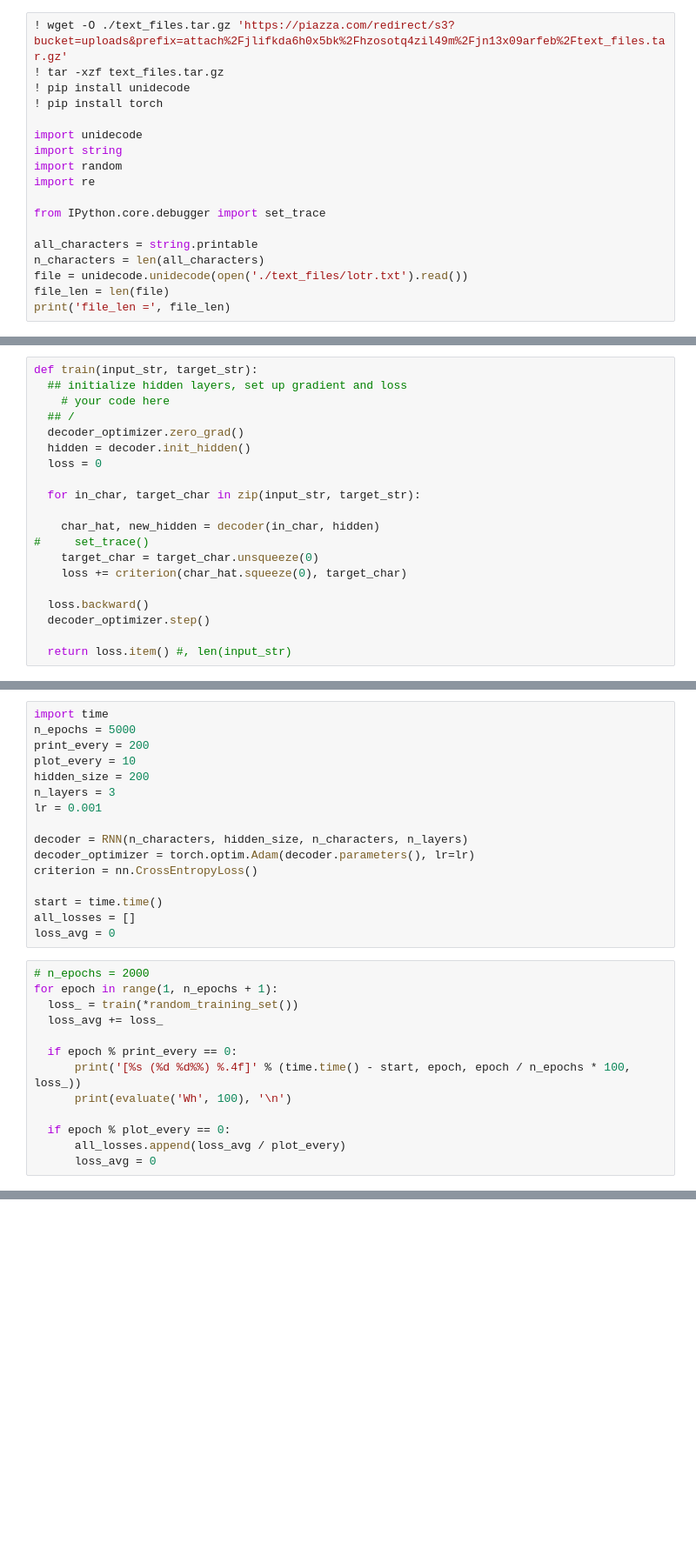
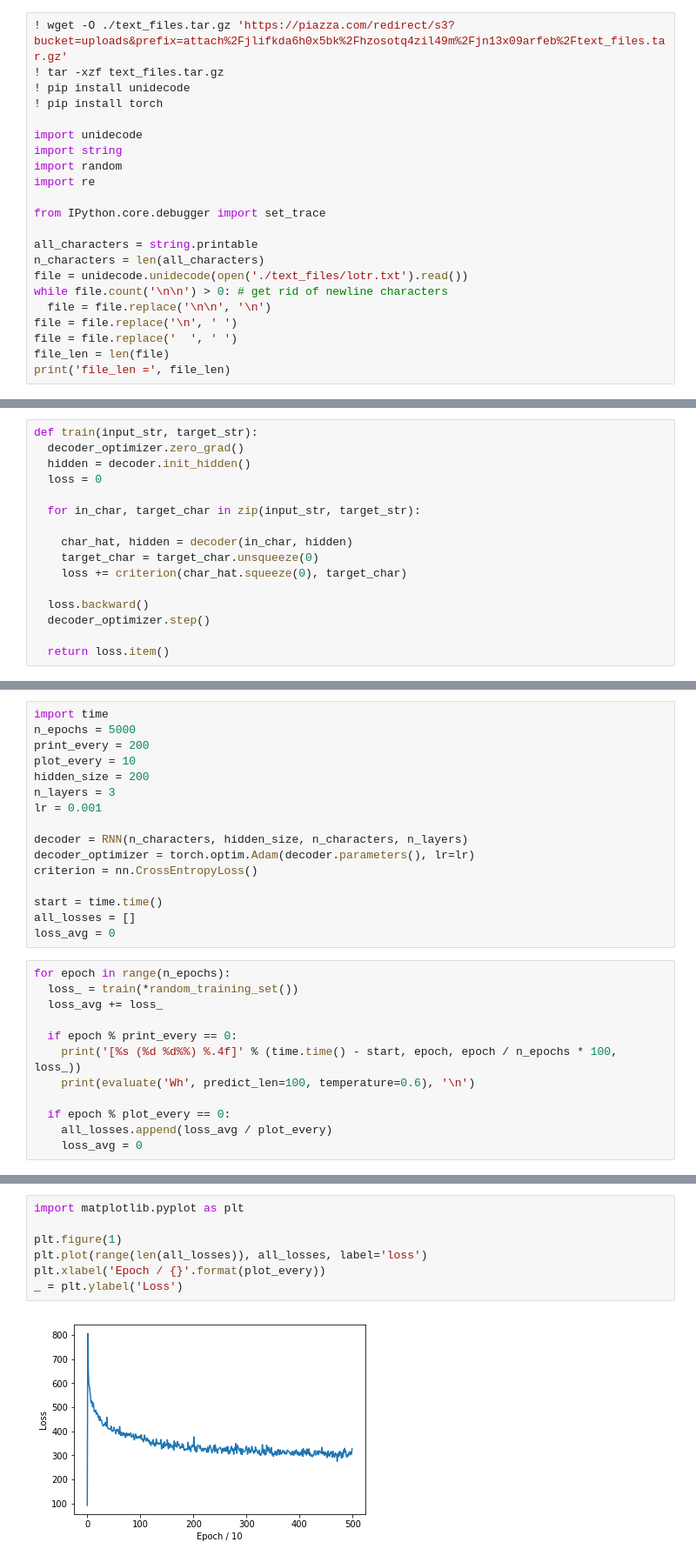
Before and after one commit to mhask94/cs474_labs_f2019, a Jupyter notebook: DL_Lab6.ipynb, the cells around one changed output, grey strips where cells are left out. Shown: that part at 87% size. Drawn from its saved outputs; the diff is of its cells as text; blank space fills up the shorter version.

```diff
--- a/DL_Lab6.ipynb
+++ b/DL_Lab6.ipynb
@@ -56,5 +56,9 @@ from IPython.core.debugger import set_trace
 all_characters = string.printable
 n_characters = len(all_characters)
 file = unidecode.unidecode(open('./text_files/lotr.txt').read())
+while file.count('\n\n') > 0: # get rid of newline characters
+  file = file.replace('\n\n', '\n')
+file = file.replace('\n', ' ')
+file = file.replace('  ', ' ')
 file_len = len(file)
 print('file_len =', file_len)
@@ -240,23 +244,19 @@ This function outlines how training a sequence style network goes.
 # %%
 def train(input_str, target_str):
-  ## initialize hidden layers, set up gradient and loss
-    # your code here
-  ## /
   decoder_optimizer.zero_grad()
   hidden = decoder.init_hidden()
   loss = 0
 
   for in_char, target_char in zip(input_str, target_str):
 
-    char_hat, new_hidden = decoder(in_char, hidden)
-#     set_trace()
+    char_hat, hidden = decoder(in_char, hidden)
     target_char = target_char.unsqueeze(0)
     loss += criterion(char_hat.squeeze(0), target_char)
 
   loss.backward()
   decoder_optimizer.step()
 
-  return loss.item() #, len(input_str)
+  return loss.item()
 # %% [markdown]
 ---
 
@@ -334,16 +332,15 @@ start = time.time()
 all_losses = []
 loss_avg = 0
 # %%
-# n_epochs = 2000
-for epoch in range(1, n_epochs + 1):
+for epoch in range(n_epochs):
   loss_ = train(*random_training_set())
   loss_avg += loss_
 
   if epoch % print_every == 0:
-      print('[%s (%d %d%%) %.4f]' % (time.time() - start, epoch, epoch / n_epochs * 100, loss_))
-      print(evaluate('Wh', 100), '\n')
+    print('[%s (%d %d%%) %.4f]' % (time.time() - start, epoch, epoch / n_epochs * 100, loss_))
+    print(evaluate('Wh', predict_len=100, temperature=0.6), '\n')
 
   if epoch % plot_every == 0:
-      all_losses.append(loss_avg / plot_every)
-      loss_avg = 0
+    all_losses.append(loss_avg / plot_every)
+    loss_avg = 0
 # %% [output]
@@ -367,3 +364,12 @@ Whan ang f and sane and hean tharintolo ans the ay f wo athe the ee d was want a
+# %%
+import matplotlib.pyplot as plt
+
+plt.figure(1)
+plt.plot(range(len(all_losses)), all_losses, label='loss')
+plt.xlabel('Epoch / {}'.format(plot_every))
+_ = plt.ylabel('Loss')
+# %% [output]
+[figure, added]
 # %%
 for i in range(10):
   start_strings = [" Th", " wh", " he", " I ", " ca", " G", " lo", " ra"]
```
Also changed, not shown: parts of 19 cells of this notebook.
